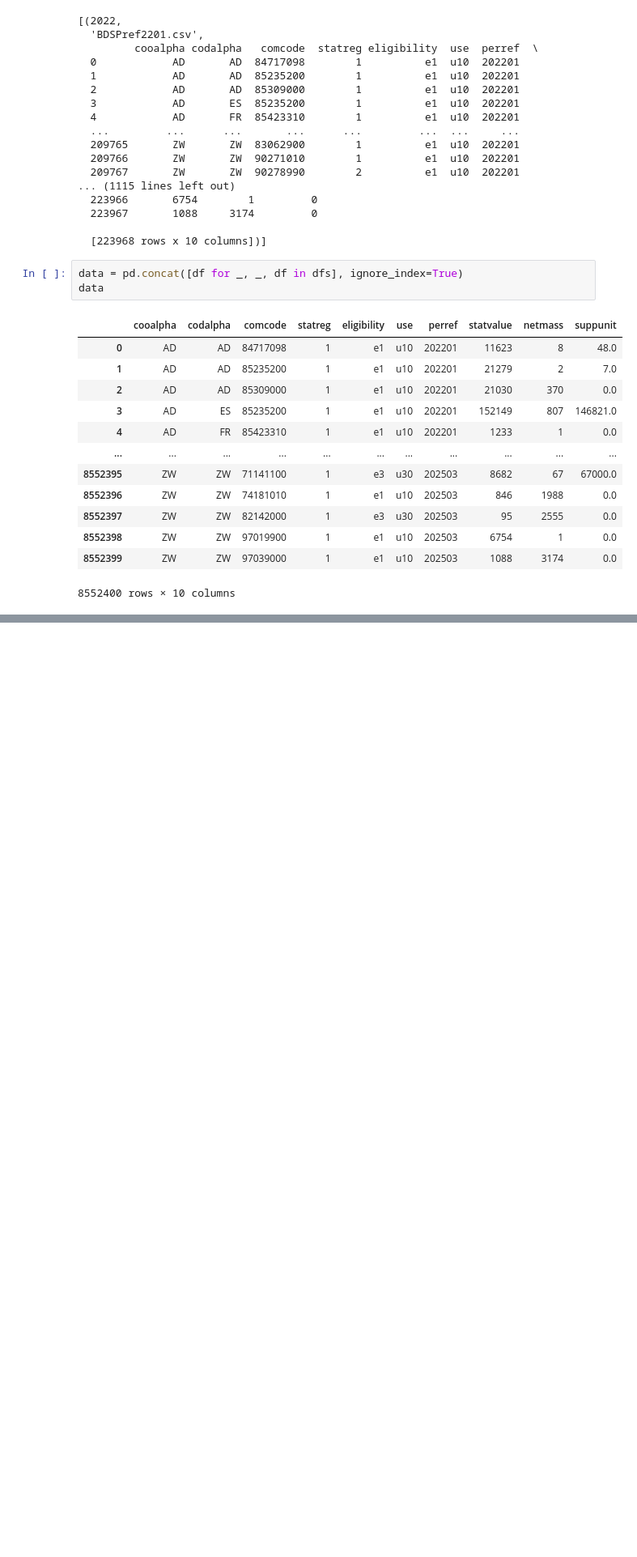
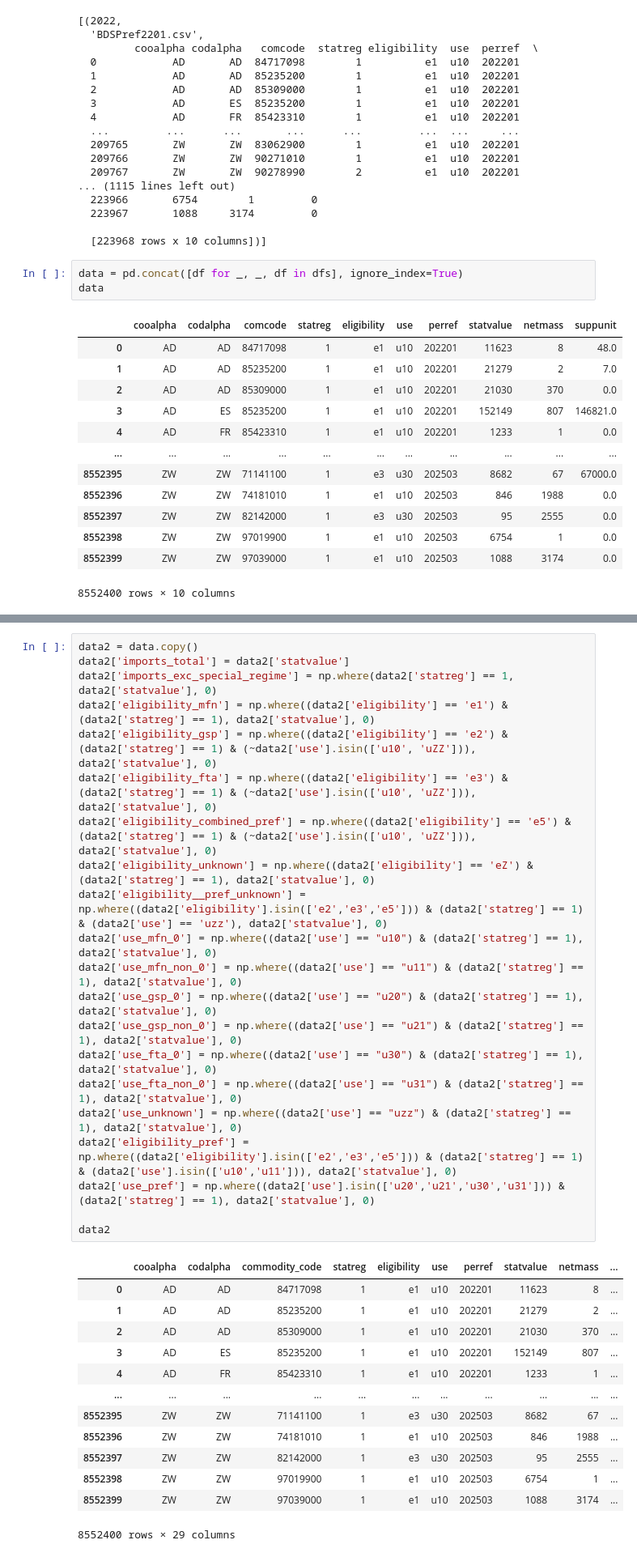
Before and after one commit to TColwellDBT/pur_pipeline_test, a Jupyter notebook: pur_test2.ipynb, the cells around one changed output, grey strips where cells are left out. Shown at 81% size. Saved outputs shown, nothing was run; the diff lists cells and outputs as text; blank space fills up the shorter version.

```diff
--- a/pur_test2.ipynb
+++ b/pur_test2.ipynb
@@ -172,0 +270,35 @@ data
+# %%
+data2 = data.copy()
+data2['imports_total'] = data2['statvalue']
+data2['imports_exc_special_regime'] = np.where(data2['statreg'] == 1, data2['statvalue'], 0)
+data2['eligibility_mfn'] = np.where((data2['eligibility'] == 'e1') & (data2['statreg'] == 1), data2['statvalue'], 0)
+data2['eligibility_gsp'] = np.where((data2['eligibility'] == 'e2') & (data2['statreg'] == 1) & (~data2['use'].isin(['u10', 'uZZ'])), data2['statvalue'], 0)
+data2['eligibility_fta'] = np.where((data2['eligibility'] == 'e3') & (data2['statreg'] == 1) & (~data2['use'].isin(['u10', 'uZZ'])), data2['statvalue'], 0)
+data2['eligibility_combined_pref'] = np.where((data2['eligibility'] == 'e5') & (data2['statreg'] == 1) & (~data2['use'].isin(['u10', 'uZZ'])), data2['statvalue'], 0)
+data2['eligibility_unknown'] = np.where((data2['eligibility'] == 'eZ') & (data2['statreg'] == 1), data2['statvalue'], 0)
+data2['eligibility__pref_unknown'] = np.where((data2['eligibility'].isin(['e2','e3','e5'])) & (data2['statreg'] == 1) & (data2['use'] == 'uzz'), data2['statvalue'], 0)
+data2['use_mfn_0'] = np.where((data2['use'] == "u10") & (data2['statreg'] == 1), data2['statvalue'], 0)
+data2['use_mfn_non_0'] = np.where((data2['use'] == "u11") & (data2['statreg'] == 1), data2['statvalue'], 0)
+data2['use_gsp_0'] = np.where((data2['use'] == "u20") & (data2['statreg'] == 1), data2['statvalue'], 0)
+data2['use_gsp_non_0'] = np.where((data2['use'] == "u21") & (data2['statreg'] == 1), data2['statvalue'], 0)
+data2['use_fta_0'] = np.where((data2['use'] == "u30") & (data2['statreg'] == 1), data2['statvalue'], 0)
+data2['use_fta_non_0'] = np.where((data2['use'] == "u31") & (data2['statreg'] == 1), data2['statvalue'], 0)
+data2['use_unknown'] = np.where((data2['use'] == "uzz") & (data2['statreg'] == 1), data2['statvalue'], 0)
+data2['eligibility_pref'] = np.where((data2['eligibility'].isin(['e2','e3','e5'])) & (data2['statreg'] == 1) & (data2['use'].isin(['u10','u11'])), data2['statvalue'], 0)
+data2['use_pref'] = np.where((data2['use'].isin(['u20','u21','u30','u31'])) & (data2['statreg'] == 1), data2['statvalue'], 0)
+
+data2
+# %% [output]
+|  | cooalpha | codalpha | commodity_code | statreg | eligibility | use | perref | statvalue | netmass | ... |
+| 0 | AD | AD | 84717098 | 1 | e1 | u10 | 202201 | 11623 | 8 | ... |
+| 1 | AD | AD | 85235200 | 1 | e1 | u10 | 202201 | 21279 | 2 | ... |
+| 2 | AD | AD | 85309000 | 1 | e1 | u10 | 202201 | 21030 | 370 | ... |
+| 3 | AD | ES | 85235200 | 1 | e1 | u10 | 202201 | 152149 | 807 | ... |
+| 4 | AD | FR | 85423310 | 1 | e1 | u10 | 202201 | 1233 | 1 | ... |
+| ... | ... | ... | ... | ... | ... | ... | ... | ... | ... | ... |
+| 8552395 | ZW | ZW | 71141100 | 1 | e3 | u30 | 202503 | 8682 | 67 | ... |
+| 8552396 | ZW | ZW | 74181010 | 1 | e1 | u10 | 202503 | 846 | 1988 | ... |
+| 8552397 | ZW | ZW | 82142000 | 1 | e3 | u30 | 202503 | 95 | 2555 | ... |
+| 8552398 | ZW | ZW | 97019900 | 1 | e1 | u10 | 202503 | 6754 | 1 | ... |
+| 8552399 | ZW | ZW | 97039000 | 1 | e1 | u10 | 202503 | 1088 | 3174 | ... |
+8552400 rows × 29 columns
```
Also changed, not shown: parts of 16 cells of this notebook, 1 other file.
